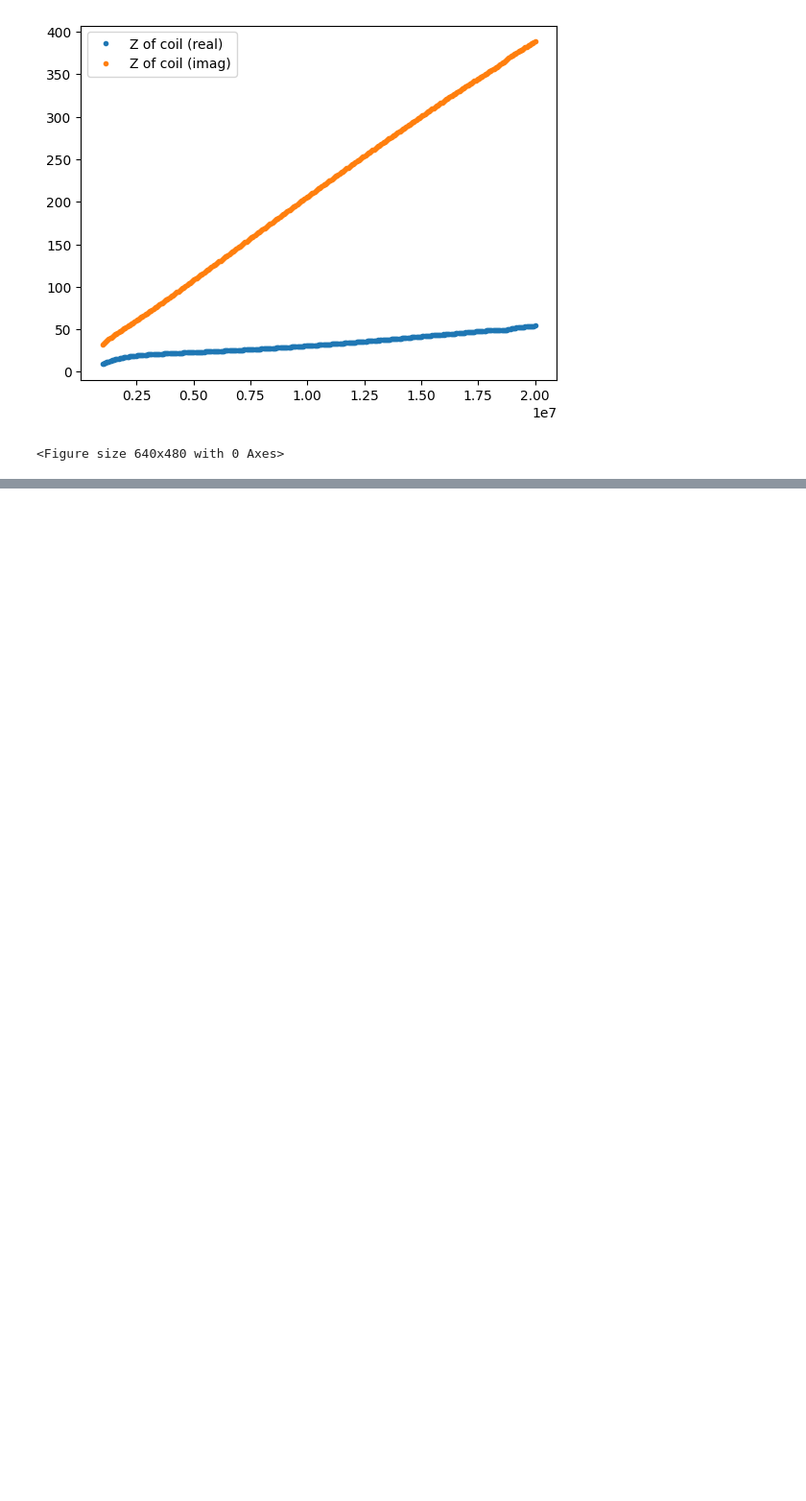
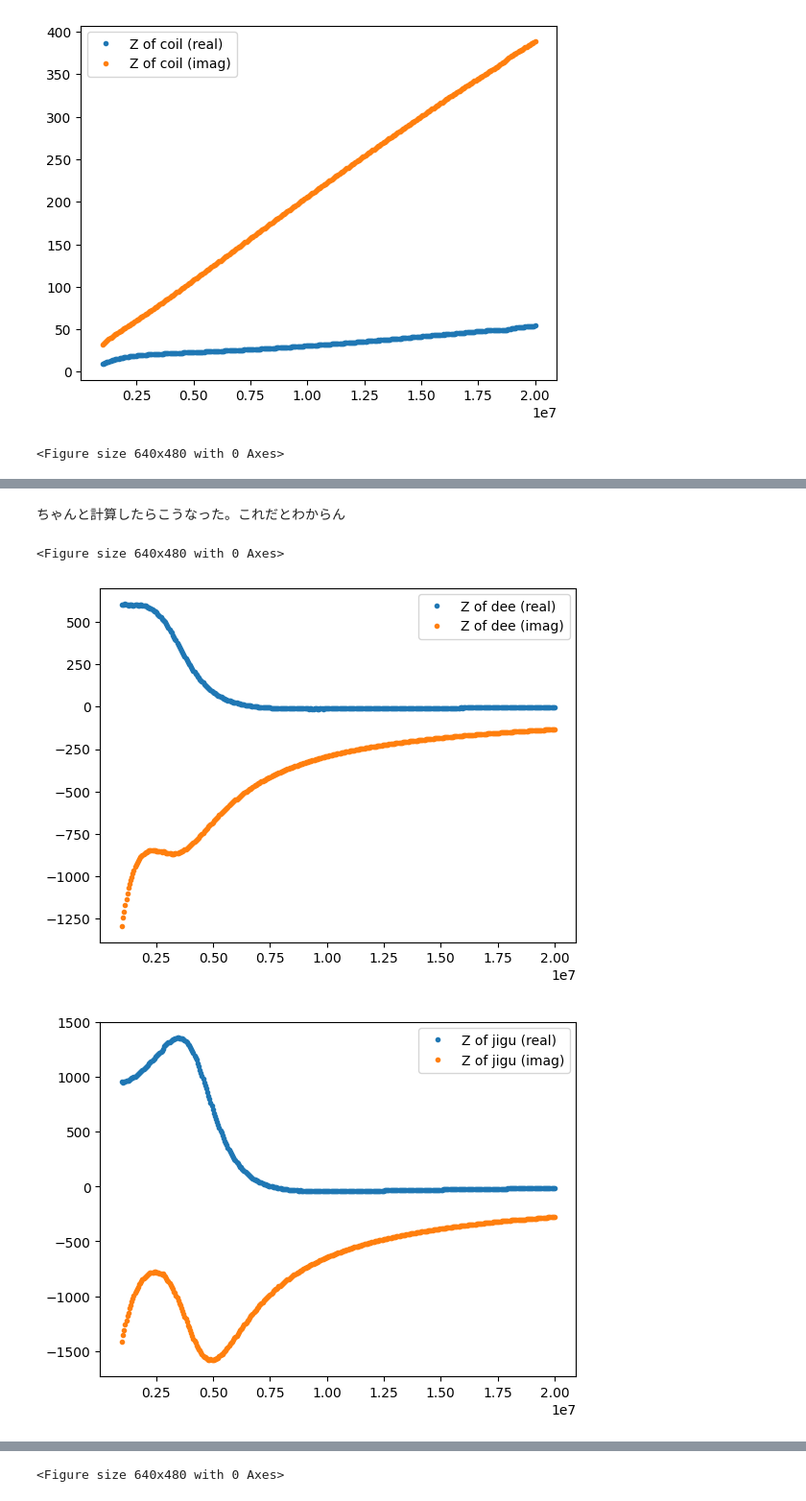
Before and after one commit to tyaxm/cyclotron, a Jupyter notebook: src/RLC_with_stray.ipynb, the cells around one changed output, grey strips where cells are left out. Shown at 96% size. Cells and saved outputs as stored; diff of their text form; code cells hidden in the pictures; blank space fills up the shorter version.

```diff
--- a/src/RLC_with_stray.ipynb
+++ b/src/RLC_with_stray.ipynb
@@ -638,3 +639,30 @@ C_jg - C_dee = 3.953461887036728e-11 ???
 [figure]
 [figure]
 [figure]
+# %% [markdown]
+ちゃんと計算したらこうなった。これだとわからん
+# %%
+data1 = np.loadtxt("../data/coil+dee(serial)_1_20_02_13_dee_to_port1(2).s2p",delimiter=' ')
+data2 = np.loadtxt("../data/coil+dee(serial)_dee_to_port2_1-20MHz_2026_02_13.s2p",delimiter=' ')
+
+
+freq, Z_dee, Z_coil, Z_jg = stoz.bridges_at_ports_1_2(data1, data2)
+
+plt.plot(freq, Z_dee.real, '.', label = 'Z of dee (real)' )
+plt.plot(freq, Z_dee.imag, '.', label = 'Z of dee (imag)')
+plt.legend()
+plt.figure()
+
+plt.plot(freq, Z_jg.real, '.', label = 'Z of jigu (real)' )
+plt.plot(freq, Z_jg.imag, '.', label = 'Z of jigu (imag)')
+plt.legend()
+plt.figure()
+
+plt.plot(freq, Z_coil.real, '.', label = 'Z of coil (real)' )
+plt.plot(freq, Z_coil.imag, '.', label = 'Z of coil (imag)')
+plt.legend()
+plt.figure()
+# %% [output]
+<Figure size 640x480 with 0 Axes>
+[figure, added]
+[figure, added]
@@ -640,0 +670 @@ C_jg - C_dee = 3.953461887036728e-11 ???
+<Figure size 640x480 with 0 Axes>
```
Also changed, not shown: parts of 9 cells of this notebook, 4 other files.
